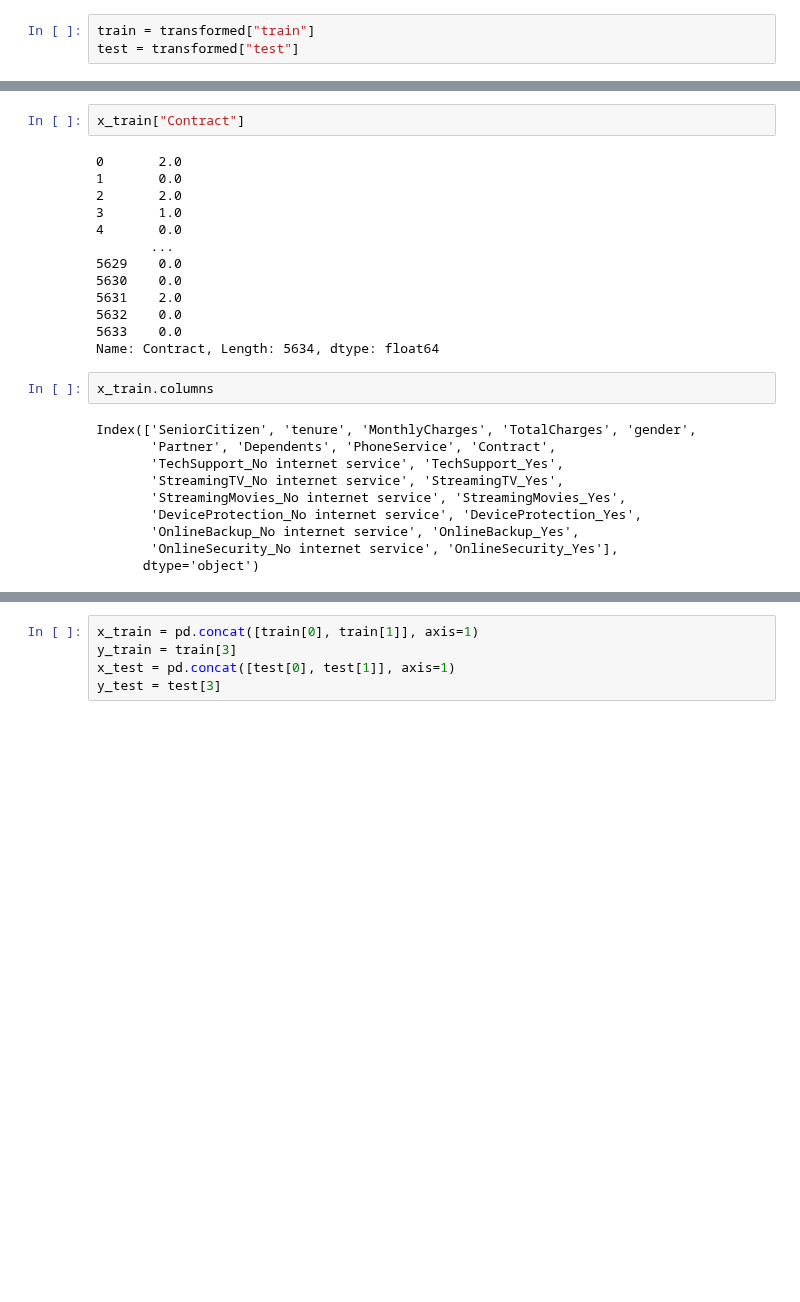
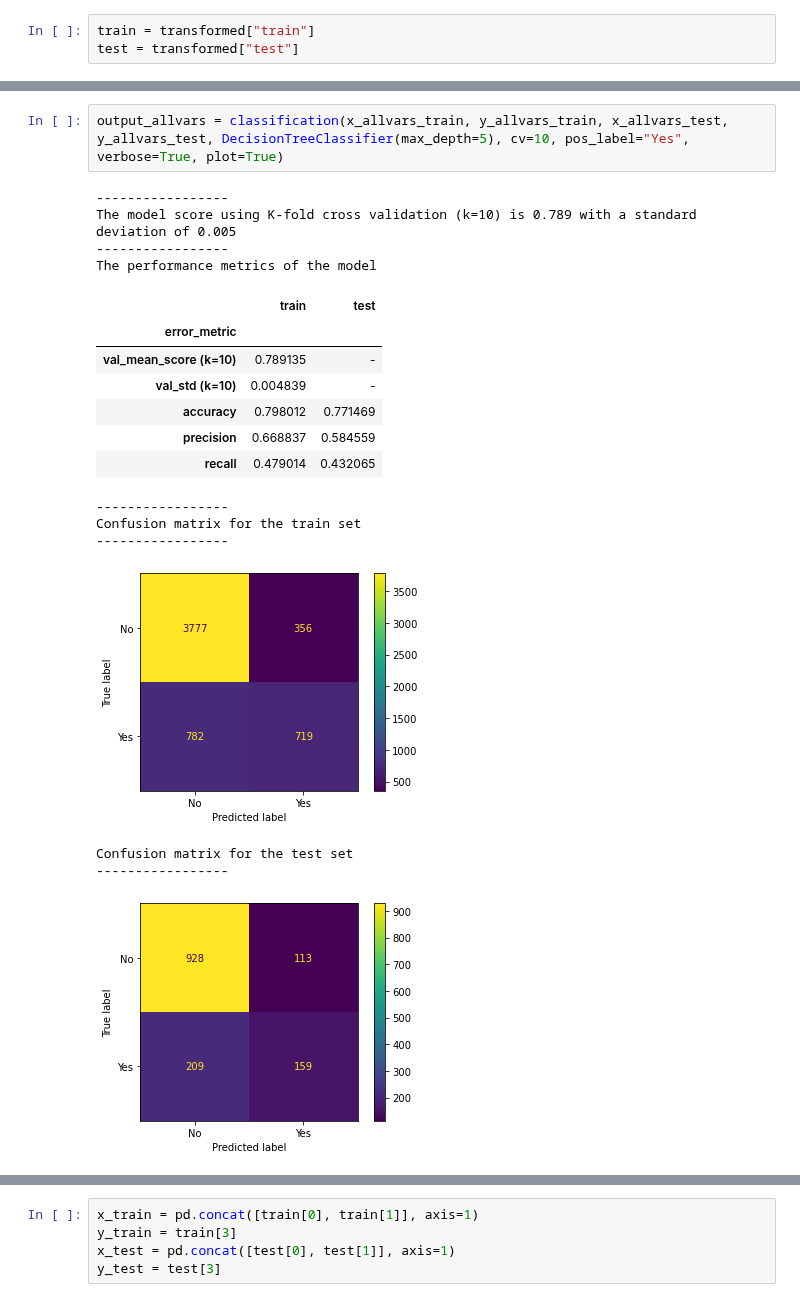
Before and after one commit to NHer0/IronEnrique, a Jupyter notebook: Classification_Handling_Logistic_Regression_Imbalanced_data_Lab/Classification_Handling_Logistic_Regression_Imbalanced_data_Lab.ipynb, the cells around one changed output, grey strips where cells are left out. Drawn from its saved outputs; the diff is of its cells as text; blank space fills up the shorter version.

```diff
--- a/Classification_Handling_Logistic_Regression_Imbalanced_data_Lab/Classification_Handling_Logistic_Regression_Imbalanced_data_Lab.ipynb
+++ b/Classification_Handling_Logistic_Regression_Imbalanced_data_Lab/Classification_Handling_Logistic_Regression_Imbalanced_data_Lab.ipynb
@@ -489,28 +199,22 @@ Confusion matrix for the test set
-# %%
-x_train["Contract"]
-# %% [output]
-0       2.0
-1       0.0
-2       2.0
-3       1.0
-4       0.0
-       ...
-5629    0.0
-5630    0.0
-5631    2.0
-5632    0.0
-5633    0.0
-Name: Contract, Length: 5634, dtype: float64
-# %%
-x_train.columns
-# %% [output]
-Index(['SeniorCitizen', 'tenure', 'MonthlyCharges', 'TotalCharges', 'gender',
-       'Partner', 'Dependents', 'PhoneService', 'Contract',
-       'TechSupport_No internet service', 'TechSupport_Yes',
-       'StreamingTV_No internet service', 'StreamingTV_Yes',
-       'StreamingMovies_No internet service', 'StreamingMovies_Yes',
-       'DeviceProtection_No internet service', 'DeviceProtection_Yes',
-       'OnlineBackup_No internet service', 'OnlineBackup_Yes',
-       'OnlineSecurity_No internet service', 'OnlineSecurity_Yes'],
-      dtype='object')
+# %%
+output_allvars = classification(x_allvars_train, y_allvars_train, x_allvars_test, y_allvars_test, DecisionTreeClassifier(max_depth=5), cv=10, pos_label="Yes", verbose=True, plot=True)
+# %% [output]
+-----------------
+The model score using K-fold cross validation (k=10) is 0.789 with a standard deviation of 0.005
+-----------------
+The performance metrics of the model
+|  | train | test |
+| error_metric |  |  |
+| val_mean_score (k=10) | 0.789135 | - |
+| val_std (k=10) | 0.004839 | - |
+| accuracy | 0.798012 | 0.771469 |
+| precision | 0.668837 | 0.584559 |
+| recall | 0.479014 | 0.432065 |
+-----------------
+Confusion matrix for the train set
+-----------------
+[figure, added]
+Confusion matrix for the test set
+-----------------
+[figure, added]
 # %%
```
Also changed, not shown: parts of 96 cells of this notebook.
